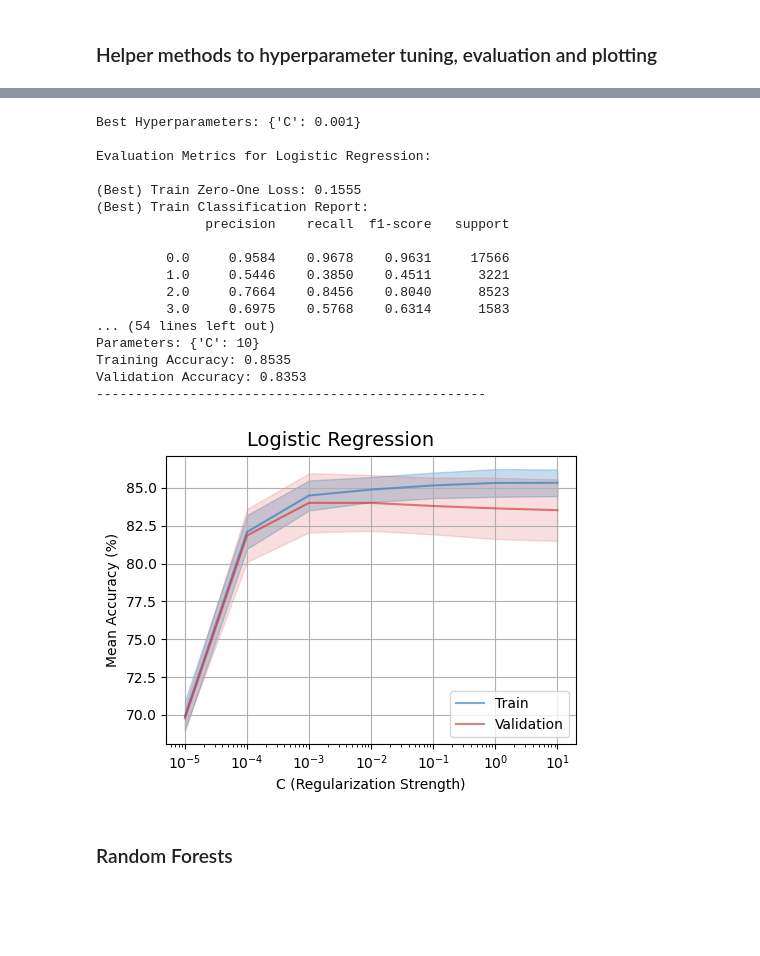
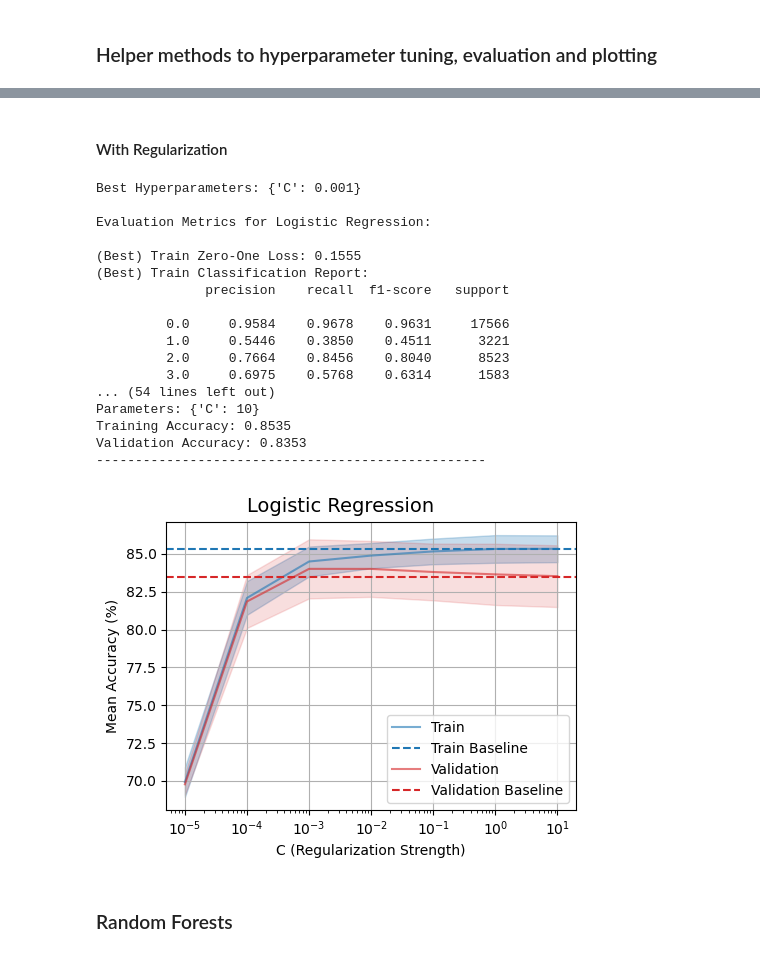
Before and after one commit to henrikdchristensen/DIKU-MLA-A5-Classification-and-DifferentiableProgramming, a Jupyter notebook: src/notebook.ipynb, the cells around one changed output, grey strips where cells are left out. Cells and saved outputs as stored; diff of their text form; code cells hidden in the pictures; blank space fills up the shorter version.

Commit message:
add measures without regularization

```diff
--- a/src/notebook.ipynb
+++ b/src/notebook.ipynb
@@ -109,7 +109,7 @@ def evaluate_classifier(grid_search, y_true_train, y_best_pred_train, y_true_tes
         print(f"Validation Accuracy: {grid_search.cv_results_['mean_test_score'][i]:.{digits}f}")
         print('-' * 50)
 
-def plot_results(grid_search, param_name, title, xlabel, log_scale=False):
+def plot_results(grid_search, param_name, title, xlabel, log_scale=False, baseline_train_acc=None, baseline_test_acc=None):
     param_values = [0 if v is None else v for v in grid_search.cv_results_[f'param_{param_name}'].data] # in case of None value convert to 0
     param_values = np.array(param_values, dtype=float)
     train_accuracy = np.array(grid_search.cv_results_['mean_train_score']*100, dtype=float)
@@ -120,8 +120,13 @@ def plot_results(grid_search, param_name, title, xlabel, log_scale=False):
     plt.figure(figsize=(5, 4))
     plt.plot(param_values, train_accuracy, label='Train', color='tab:blue', alpha=0.6)
     plt.fill_between(param_values, train_accuracy - train_std, train_accuracy + train_std, color='tab:blue', alpha=0.25)
+    if baseline_train_acc is not None:
+        plt.axhline(y=baseline_train_acc, color='tab:blue', linestyle='--', label='Train Baseline')
     plt.plot(param_values, vali_accuracy, label='Validation', color='tab:red', alpha=0.6)
     plt.fill_between(param_values, vali_accuracy - vali_std, vali_accuracy + vali_std, color='tab:red', alpha=0.15)
+    if baseline_test_acc is not None:
+        plt.axhline(y=baseline_test_acc, color='tab:red', linestyle='--', label='Validation Baseline')
+
     plt.suptitle(title, fontsize=14, y=0.94)
     plt.xlabel(xlabel)
     if log_scale:
@@ -135,0 +144,22 @@ def plot_results(grid_search, param_name, title, xlabel, log_scale=False):
+# %%
+from sklearn.linear_model import LogisticRegression
+
+lr_param = {'penalty': [None]}
+lr_grid_search, lr_best_train_pred, lr_best_test_pred = hyperparameter_tuning(estimator=LogisticRegression(max_iter=10000, n_jobs=n_jobs),
+                                                                              param_grid=lr_param,
+                                                                              X_train=X_train,
+                                                                              y_train=y_train,
+                                                                              cv=cv,
+                                                                              n_jobs=n_jobs,
+                                                                              scoring=scoring)
+
+evaluate_classifier(grid_search=lr_grid_search,
+                    y_true_train=y_train,
+                    y_best_pred_train=lr_best_train_pred,
+                    y_true_test=y_test,
+                    y_best_pred_test=lr_best_test_pred,
+                    classifier_name='Logistic Regression')
+
+# Store baseline accuracies for plotting
+lr_baseline_train_accuracy = lr_grid_search.cv_results_['mean_train_score'][0]*100
+lr_baseline_test_accuracy = lr_grid_search.cv_results_['mean_test_score'][0]*100
@@ -136,3 +184,5 @@ def plot_results(grid_search, param_name, title, xlabel, log_scale=False):
+# %% [markdown]
+#### With Regularization
 # %%
 from sklearn.linear_model import LogisticRegression
 
@@ -147,35 +197,37 @@ lr_grid_search, lr_best_train_pred, lr_best_test_pred = hyperparameter_tuning(es
 
 evaluate_classifier(grid_search=lr_grid_search,
                     y_true_train=y_train,
                     y_best_pred_train=lr_best_train_pred,
                     y_true_test=y_test,
                     y_best_pred_test=lr_best_test_pred,
                     classifier_name='Logistic Regression')
 
 plot_results(grid_search=lr_grid_search,
              param_name='C',
              title='Logistic Regression',
              xlabel='C (Regularization Strength)',
-             log_scale=True)
+             log_scale=True,
+             baseline_train_acc=lr_baseline_train_accuracy,
+             baseline_test_acc=lr_baseline_test_accuracy)
 # %% [output]
 Best Hyperparameters: {'C': 0.001}
 
 Evaluation Metrics for Logistic Regression:
 
 (Best) Train Zero-One Loss: 0.1555
 (Best) Train Classification Report:
               precision    recall  f1-score   support
 
          0.0     0.9584    0.9678    0.9631     17566
          1.0     0.5446    0.3850    0.4511      3221
          2.0     0.7664    0.8456    0.8040      8523
          3.0     0.6975    0.5768    0.6314      1583
 ... (54 lines left out)
 Parameters: {'C': 10}
 Training Accuracy: 0.8535
 Validation Accuracy: 0.8353
 --------------------------------------------------
-[figure, old version]
+[figure, new version]
 # %% [markdown]
 ### Random Forests
 # %%
```
Also changed, not shown: parts of 4 cells of this notebook, 1 other file.
